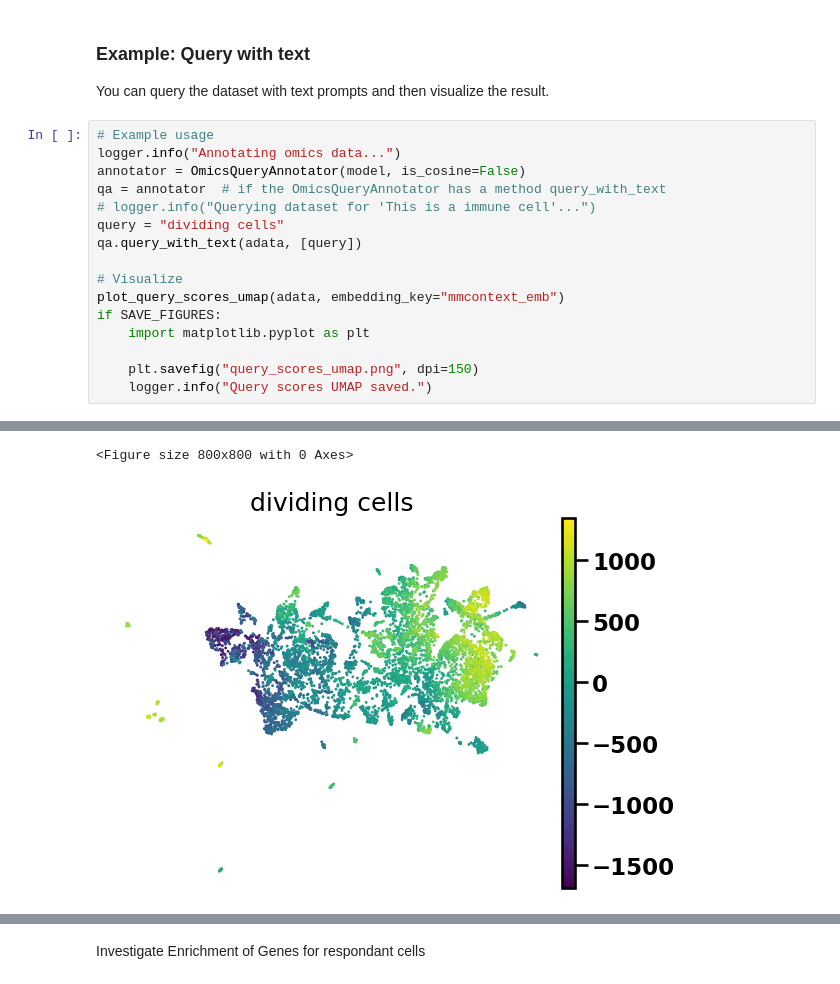
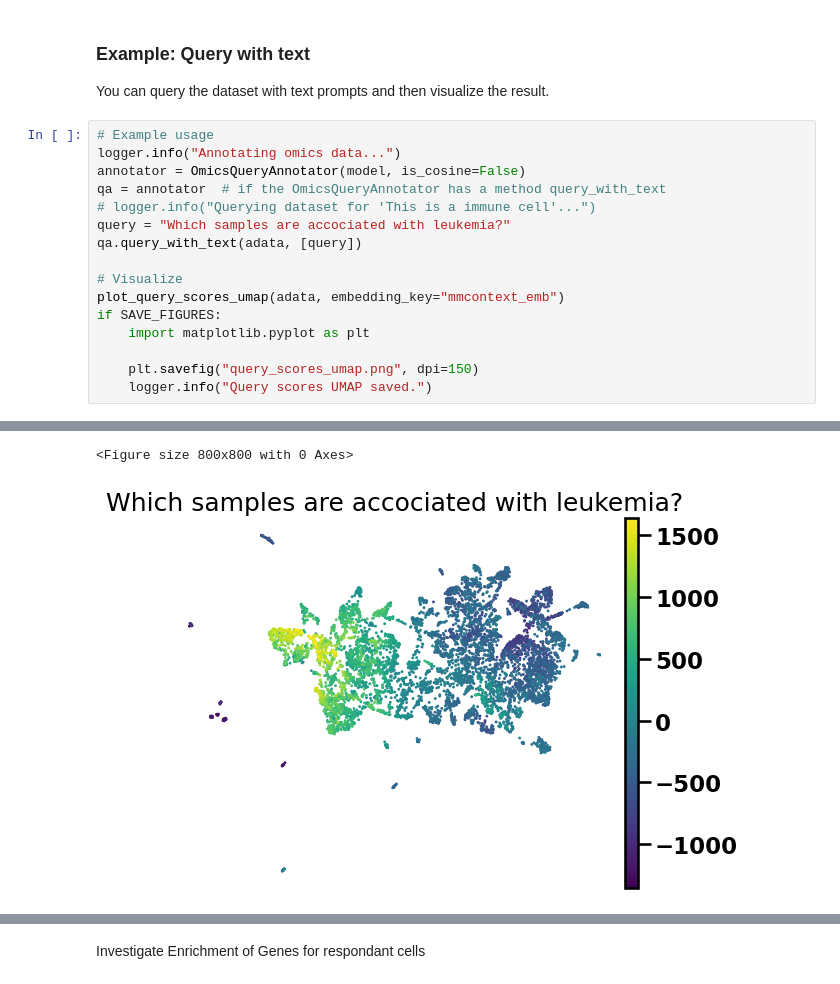
Before and after one commit to mengerj/mmcontext, a Jupyter notebook: exploratory/notebooks/eval_model.ipynb, the cells around one changed output, grey strips where cells are left out. Drawn from its saved outputs; the diff is of its cells as text.

```diff
--- a/exploratory/notebooks/eval_model.ipynb
+++ b/exploratory/notebooks/eval_model.ipynb
@@ -383,7 +383,7 @@ logger.info("Annotating omics data...")
 annotator = OmicsQueryAnnotator(model, is_cosine=False)
 qa = annotator  # if the OmicsQueryAnnotator has a method query_with_text
 # logger.info("Querying dataset for 'This is a immune cell'...")
-query = "dividing cells"
+query = "Which samples are accociated with leukemia?"
 qa.query_with_text(adata, [query])
 
 # Visualize
@@ -402,2 +402,2 @@ if SAVE_FIGURES:
 <Figure size 800x800 with 0 Axes>
-[figure, old version]
+[figure, new version]
```
Also changed, not shown: parts of 7 cells of this notebook, 3 other files.
